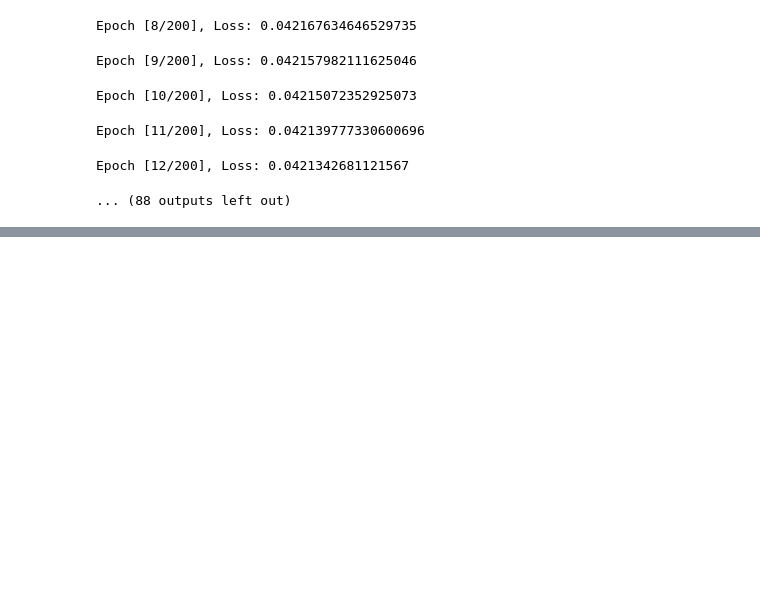
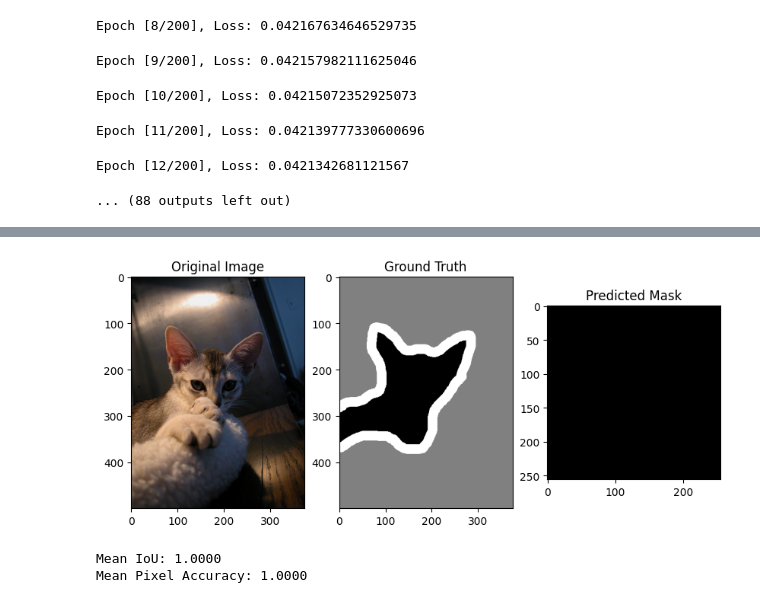
Before and after one commit to azmadoppler/eurosat_playground, a Jupyter notebook: Oxford-IIIT Pet Dataset Test.ipynb, the cells around one changed output, grey strips where cells are left out. Cells and saved outputs as stored; diff of their text form; code cells hidden in the pictures; blank space fills up the shorter version.

```diff
--- a/Oxford-IIIT Pet Dataset Test.ipynb
+++ b/Oxford-IIIT Pet Dataset Test.ipynb
@@ -205,0 +271,45 @@ Epoch [12/200], Loss: 0.0421342681121567
+# %%
+# Move tensor to the same device as the model (GPU if available)
+device = torch.device("cuda" if torch.cuda.is_available() else "cpu")
+model = model.to(device)
+test_image_tensor = test_image_tensor.to(device)
+
+# Make predictions
+with torch.no_grad():
+    predicted_mask = model(test_image_tensor)
+
+# Convert predicted mask back to a format suitable for visualization
+predicted_mask = torch.sigmoid(predicted_mask)  # Apply sigmoid to get probability map for binary segmentation
+predicted_mask = predicted_mask.squeeze().cpu().numpy()  # Remove batch and move to CPU for numpy
+predicted_mask = (predicted_mask > 0.5).astype(np.uint8)  # Apply threshold for binary mask
+# %%
+import matplotlib.pyplot as plt
+
+def visualize_segmentation(original_image, ground_truth, predicted_mask):
+    plt.figure(figsize=(10, 5))
+
+    # Original Image
+    plt.subplot(1, 3, 1)
+    plt.imshow(original_image)
+    plt.title('Original Image')
+
+    # Ground Truth Mask
+    plt.subplot(1, 3, 2)
+    plt.imshow(ground_truth, cmap='gray')
+    plt.title('Ground Truth')
+
+    # Predicted Mask
+    plt.subplot(1, 3, 3)
+    plt.imshow(predicted_mask, cmap='gray')
+    plt.title('Predicted Mask')
+
+    plt.show()
+
+# Convert the test image and test mask from tensors to numpy arrays for visualization
+original_image_np = np.array(test_image)
+ground_truth_np = np.array(test_mask)
+
+# Visualize
+visualize_segmentation(original_image_np, ground_truth_np, predicted_mask)
+# %% [output]
+[figure, added]
@@ -205,0 +362,27 @@ Epoch [12/200], Loss: 0.0421342681121567
+# %%
+
+with torch.no_grad():
+    for images, masks in dataloader:
+        images, masks = images.to(device), masks.to(device).squeeze(1).long()  # Convert masks to long for loss calculation
+
+        # Get model predictions
+        outputs = model(images)
+
+        # Resize the outputs to match the mask dimensions (if needed)
+        outputs = F.interpolate(outputs, size=masks.shape[-2:], mode='bilinear', align_corners=False)
+
+        # Calculate IoU and Pixel Accuracy
+        iou, pixel_accuracy = compute_metrics(outputs, masks, num_classes)
+
+        iou_scores.append(iou)
+        pixel_accuracies.append(pixel_accuracy)
+
+# Calculate mean IoU and Pixel Accuracy
+mean_iou = np.mean(iou_scores)
+mean_pixel_accuracy = np.mean(pixel_accuracies)
+
+print(f"Mean IoU: {mean_iou:.4f}")
+print(f"Mean Pixel Accuracy: {mean_pixel_accuracy:.4f}")
+# %% [output]
+Mean IoU: 1.0000
+Mean Pixel Accuracy: 1.0000
```
Also changed, not shown: parts of 9 cells of this notebook, 1 other file.
